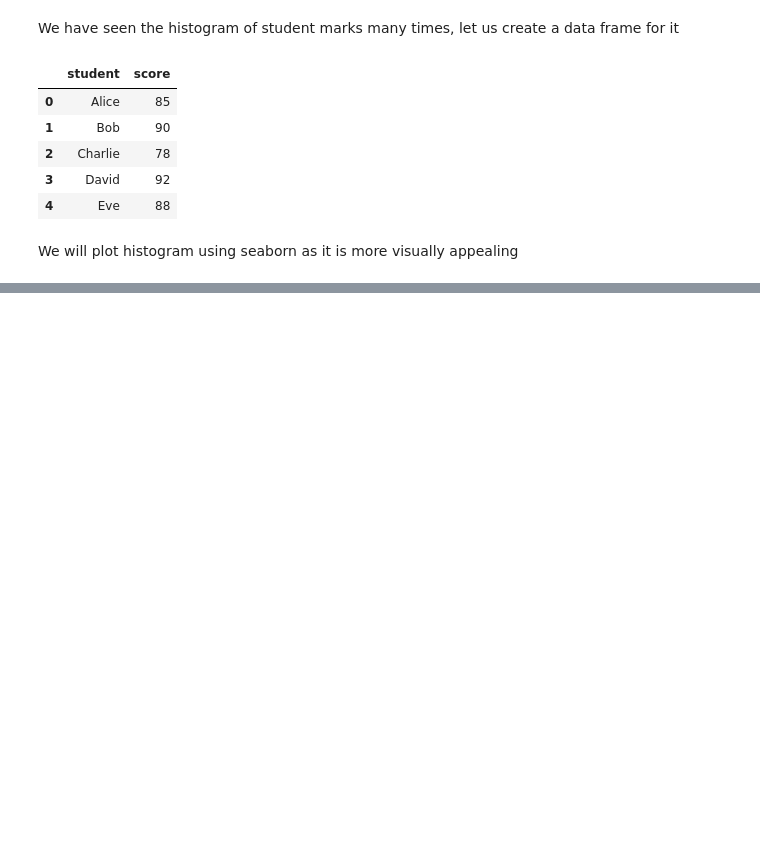
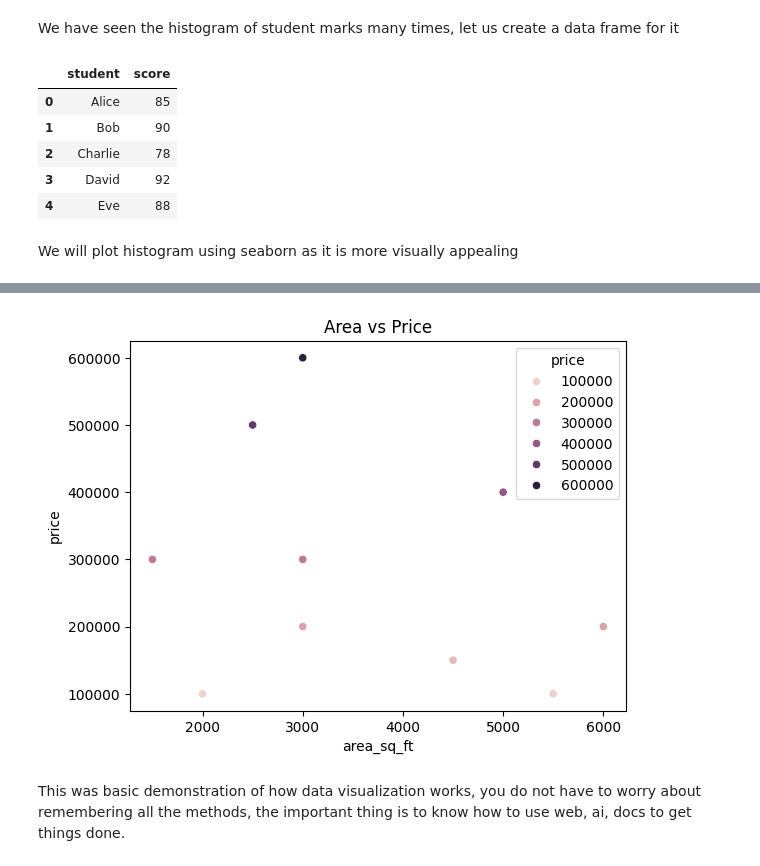
Before and after one commit to Saad-SYEDK/Matplotlib-and-Seaborn, a Jupyter notebook: notes.ipynb, the cells around one changed output, grey strips where cells are left out. Cells and saved outputs as stored; diff of their text form; code cells hidden in the pictures; blank space fills up the shorter version.

```diff
--- a/notes.ipynb
+++ b/notes.ipynb
@@ -155,0 +161,13 @@ sns.histplot(df["score"])
+# %%
+df = pd.DataFrame({
+    "area_sq_ft" : [1500, 2000, 2500, 3000, 3000, 3000, 4500, 5000, 5500, 6000],
+    "price" : [300000, 100000, 500000, 200000, 600000, 300000, 150000, 400000, 100000, 200000]
+})
+# %%
+sns.scatterplot(data=df, x="area_sq_ft", y="price", hue="price") # scatterplot to show the relationship between area and price
+plt.title("Area vs Price")
+plt.show()
+# %% [output]
+[figure, added]
+# %% [markdown]
+This was basic demonstration of how data visualization works, you do not have to worry about remembering all the methods, the important thing is to know how to use web, ai, docs to get things done.
```
Also changed, not shown: parts of 2 cells of this notebook.
